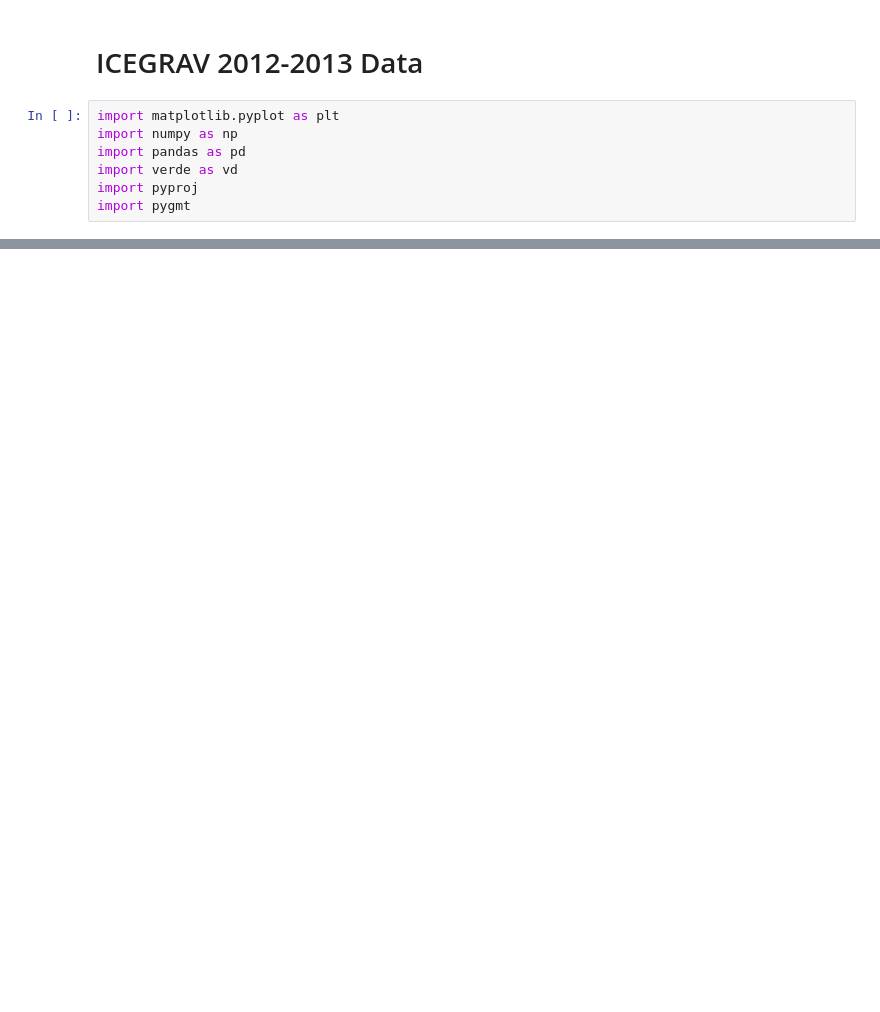
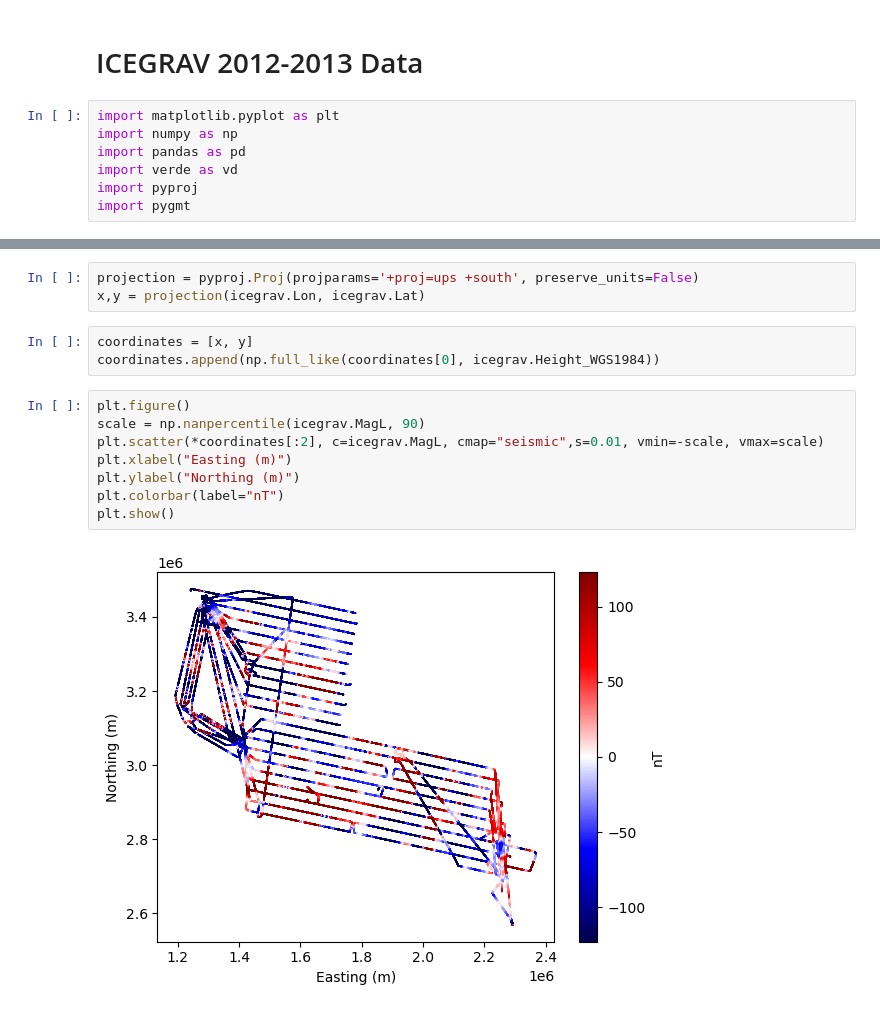
Before and after one commit to compgeolab/eqs-magnetic-dual-layer, a Jupyter notebook: code/ICEGRAV_201213.ipynb, the cells around one changed output, grey strips where cells are left out. Drawn from its saved outputs; the diff is of its cells as text; blank space fills up the shorter version.

```diff
--- a/code/ICEGRAV_201213.ipynb
+++ b/code/ICEGRAV_201213.ipynb
@@ -59,0 +114,16 @@ type: '<=' not supported between instances of 'str' and 'float'
+# %%
+projection = pyproj.Proj(projparams='+proj=ups +south', preserve_units=False)
+x,y = projection(icegrav.Lon, icegrav.Lat)
+# %%
+coordinates = [x, y]
+coordinates.append(np.full_like(coordinates[0], icegrav.Height_WGS1984))
+# %%
+plt.figure()
+scale = np.nanpercentile(icegrav.MagL, 90)
+plt.scatter(*coordinates[:2], c=icegrav.MagL, cmap="seismic",s=0.01, vmin=-scale, vmax=scale)
+plt.xlabel("Easting (m)")
+plt.ylabel("Northing (m)")
+plt.colorbar(label="nT")
+plt.show()
+# %% [output]
+[figure, added]
```
Also changed, not shown: parts of 9 cells of this notebook.
